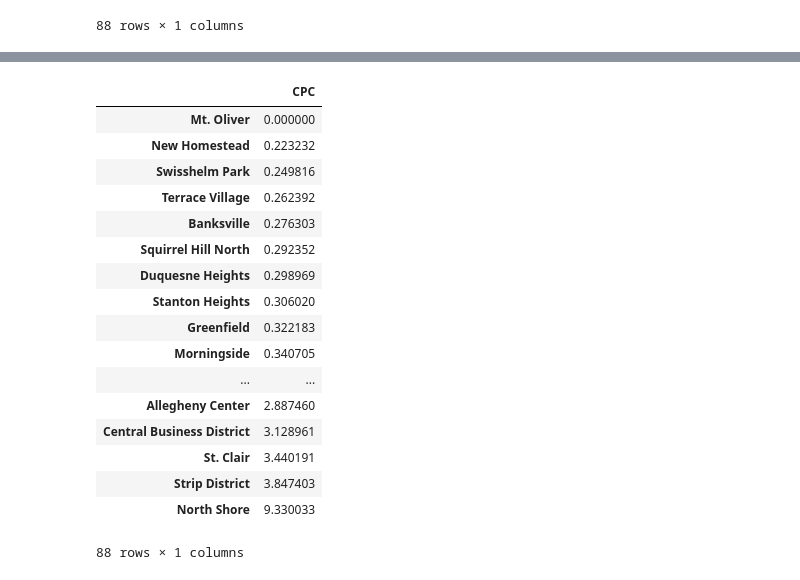
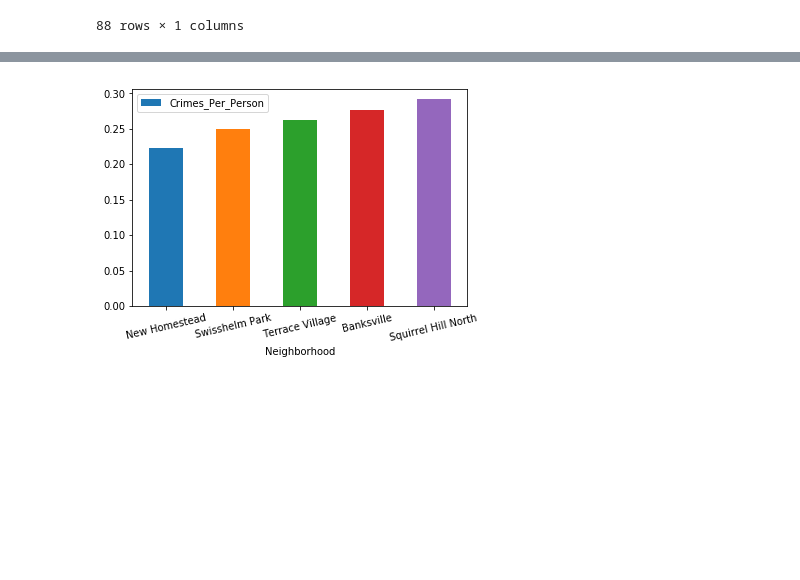
Before and after one commit to AlexHaskovec/final-project, a Jupyter notebook: notebook.ipynb, the cells around one changed output, grey strips where cells are left out. Cells and saved outputs as stored; diff of their text form; code cells hidden in the pictures; blank space fills up the shorter version.

```diff
--- a/notebook.ipynb
+++ b/notebook.ipynb
@@ -89,22 +196,4 @@ plot = big_hoods.plot.pie(y="CPC",figsize=(20, 20),subplots=True)
-# %%
-
-big_hoods.sort_values(by=['CPC'])
-# %% [output]
-|  | CPC |
-| Mt. Oliver | 0.000000 |
-| New Homestead | 0.223232 |
-| Swisshelm Park | 0.249816 |
-| Terrace Village | 0.262392 |
-| Banksville | 0.276303 |
-| Squirrel Hill North | 0.292352 |
-| Duquesne Heights | 0.298969 |
-| Stanton Heights | 0.306020 |
-| Greenfield | 0.322183 |
-| Morningside | 0.340705 |
-| ... | ... |
-| Allegheny Center | 2.887460 |
-| Central Business District | 3.128961 |
-| St. Clair | 3.440191 |
-| Strip District | 3.847403 |
-| North Shore | 9.330033 |
-88 rows × 1 columns
+# %%
+zi = top_five.plot.bar(y="Crimes_Per_Person",rot=13)
+# %% [output]
+[figure, added]
```
Also changed, not shown: parts of 21 cells of this notebook, 1 other file.
